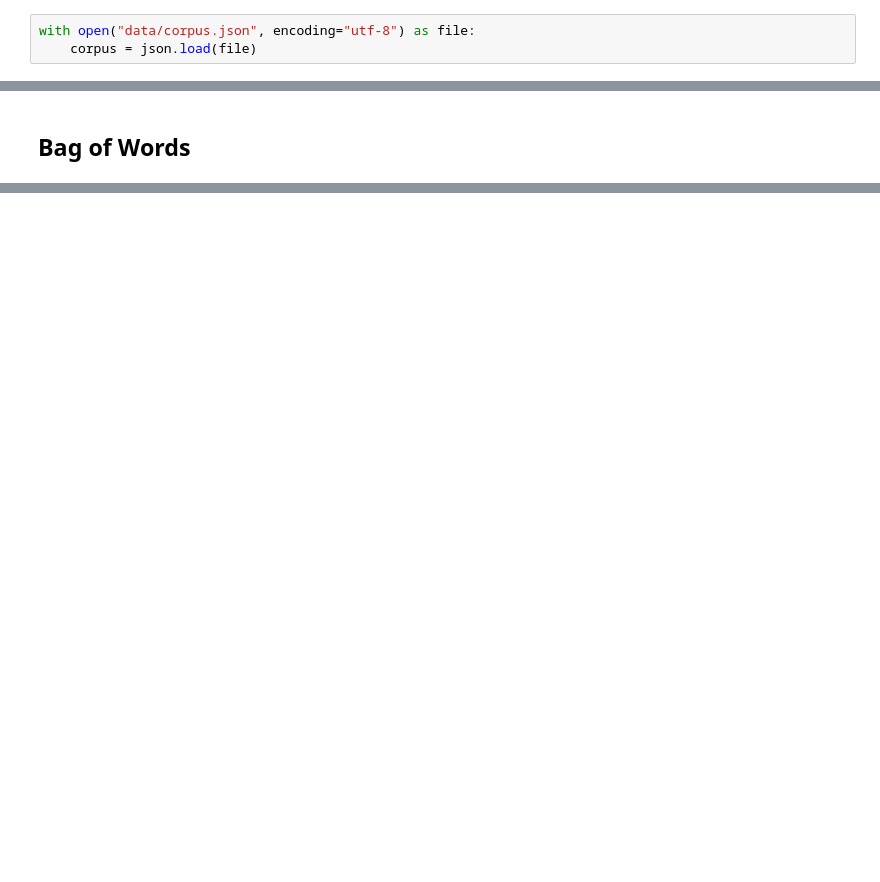
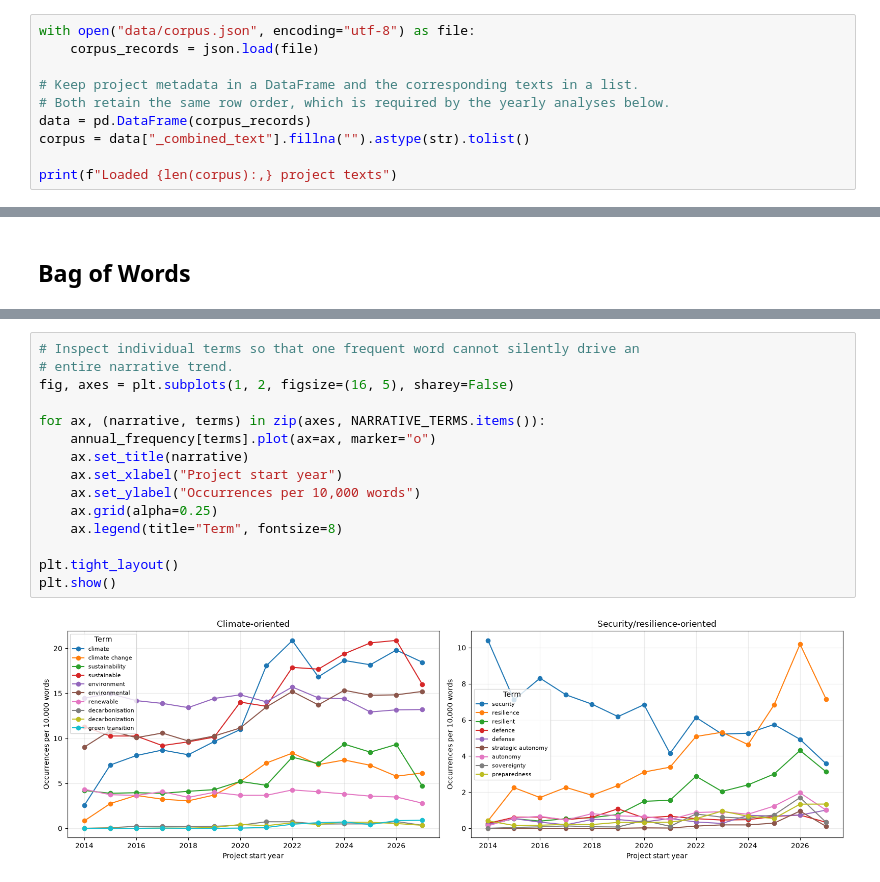
Before and after one commit to kimwilmink/Discourse_Analysis_EU_Budget_Strategy, a Jupyter notebook: bow_and_bertopic.ipynb, the cells around one changed output, grey strips where cells are left out. Saved outputs shown, nothing was run; the diff lists cells and outputs as text; blank space fills up the shorter version.

```diff
--- a/bow_and_bertopic.ipynb
+++ b/bow_and_bertopic.ipynb
@@ -48,4 +42,11 @@ nltk.download("stopwords")
 True
 # %%
 with open("data/corpus.json", encoding="utf-8") as file:
-    corpus = json.load(file)
+    corpus_records = json.load(file)
+
+# Keep project metadata in a DataFrame and the corresponding texts in a list.
+# Both retain the same row order, which is required by the yearly analyses below.
+data = pd.DataFrame(corpus_records)
+corpus = data["_combined_text"].fillna("").astype(str).tolist()
+
+print(f"Loaded {len(corpus):,} project texts")
@@ -53,0 +286,17 @@ with open("data/corpus.json", encoding="utf-8") as file:
+# %%
+# Inspect individual terms so that one frequent word cannot silently drive an
+# entire narrative trend.
+fig, axes = plt.subplots(1, 2, figsize=(16, 5), sharey=False)
+
+for ax, (narrative, terms) in zip(axes, NARRATIVE_TERMS.items()):
+    annual_frequency[terms].plot(ax=ax, marker="o")
+    ax.set_title(narrative)
+    ax.set_xlabel("Project start year")
+    ax.set_ylabel("Occurrences per 10,000 words")
+    ax.grid(alpha=0.25)
+    ax.legend(title="Term", fontsize=8)
+
+plt.tight_layout()
+plt.show()
+# %% [output]
+[figure, added]
```
Also changed, not shown: parts of 11 cells of this notebook, 3 other files.
